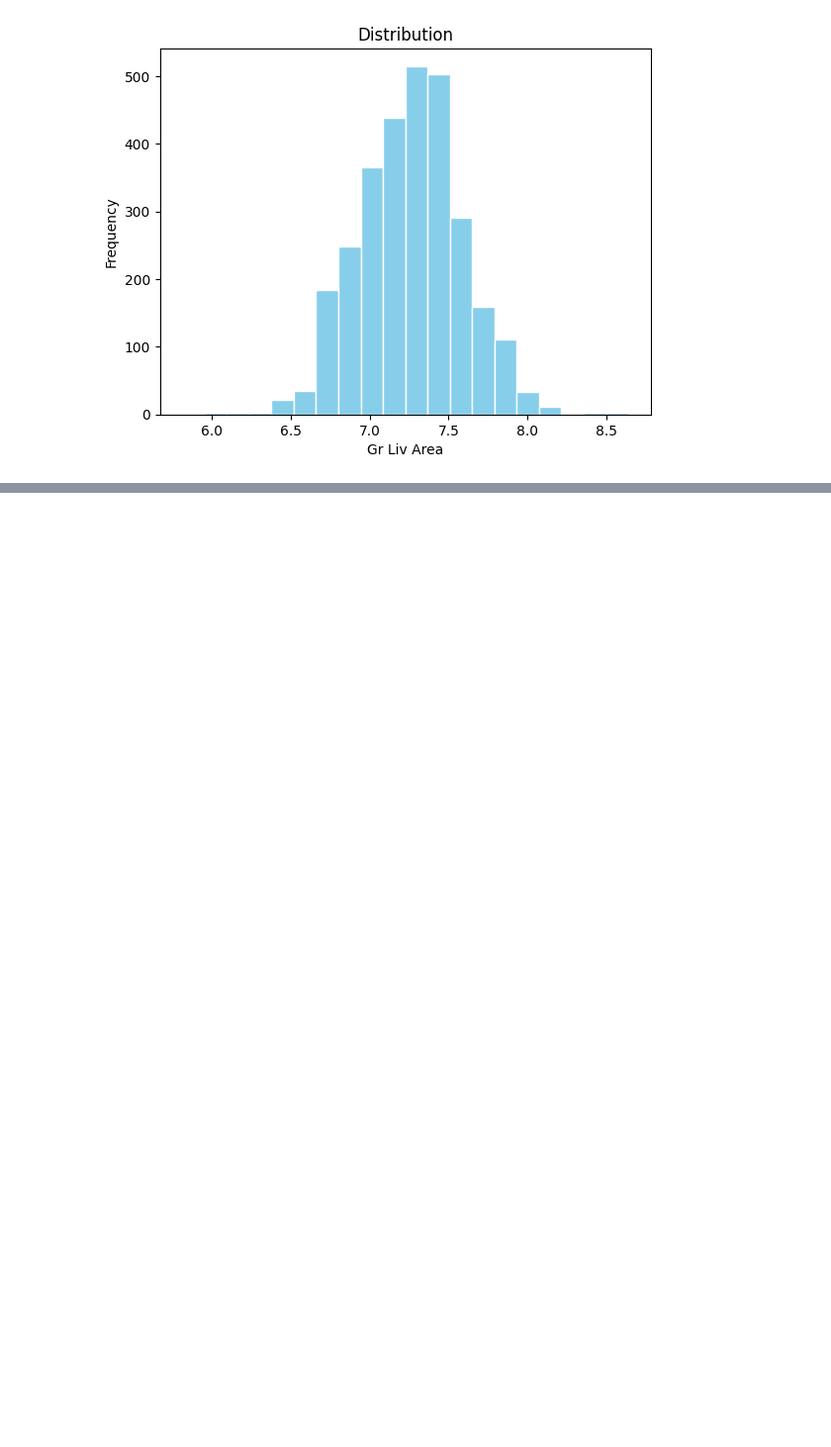
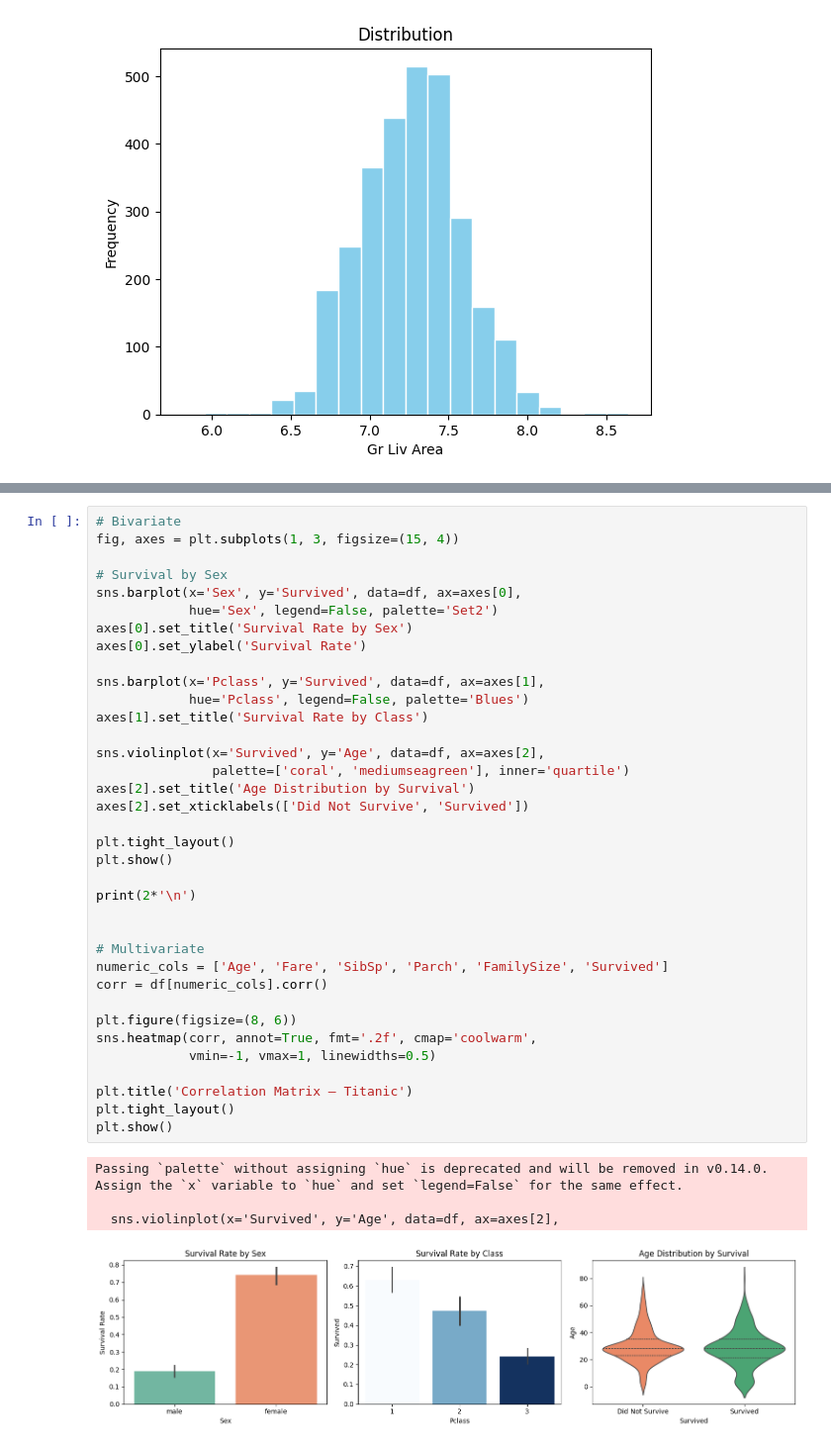
Before and after one commit to SAISANJAYR/Sai-s_IQube_Practice_Tasks, a Jupyter notebook: Sai's_IQube_Practice_Notebook.ipynb, the cells around one changed output, grey strips where cells are left out. Shown at 99% size. Cells and saved outputs as stored; diff of their text form; blank space fills up the shorter version.

```diff
--- a/Sai's_IQube_Practice_Notebook.ipynb
+++ b/Sai's_IQube_Practice_Notebook.ipynb
@@ -460,0 +552,41 @@ plt.show()
+# %%
+# Bivariate
+fig, axes = plt.subplots(1, 3, figsize=(15, 4))
+
+# Survival by Sex
+sns.barplot(x='Sex', y='Survived', data=df, ax=axes[0],
+            hue='Sex', legend=False, palette='Set2')
+axes[0].set_title('Survival Rate by Sex')
+axes[0].set_ylabel('Survival Rate')
+
+sns.barplot(x='Pclass', y='Survived', data=df, ax=axes[1],
+            hue='Pclass', legend=False, palette='Blues')
+axes[1].set_title('Survival Rate by Class')
+
+sns.violinplot(x='Survived', y='Age', data=df, ax=axes[2],
+               palette=['coral', 'mediumseagreen'], inner='quartile')
+axes[2].set_title('Age Distribution by Survival')
+axes[2].set_xticklabels(['Did Not Survive', 'Survived'])
+
+plt.tight_layout()
+plt.show()
+
+print(2*'\n')
+
+
+# Multivariate
+numeric_cols = ['Age', 'Fare', 'SibSp', 'Parch', 'FamilySize', 'Survived']
+corr = df[numeric_cols].corr()
+
+plt.figure(figsize=(8, 6))
+sns.heatmap(corr, annot=True, fmt='.2f', cmap='coolwarm',
+            vmin=-1, vmax=1, linewidths=0.5)
+
+plt.title('Correlation Matrix — Titanic')
+plt.tight_layout()
+plt.show()
+# %% [output]
+Passing `palette` without assigning `hue` is deprecated and will be removed in v0.14.0. Assign the `x` variable to `hue` and set `legend=False` for the same effect.
+
+  sns.violinplot(x='Survived', y='Age', data=df, ax=axes[2],
+[figure, added]
```
Also changed, not shown: parts of 4 cells of this notebook.
